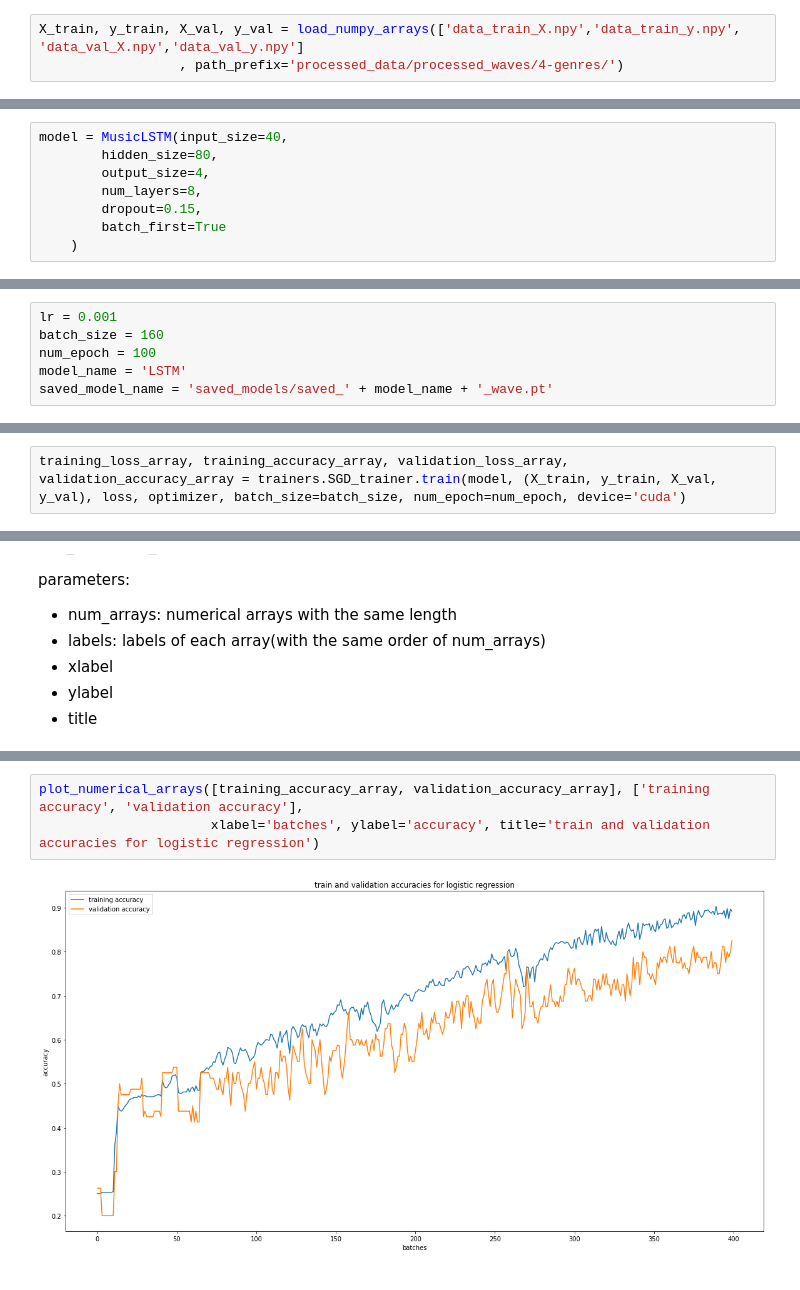
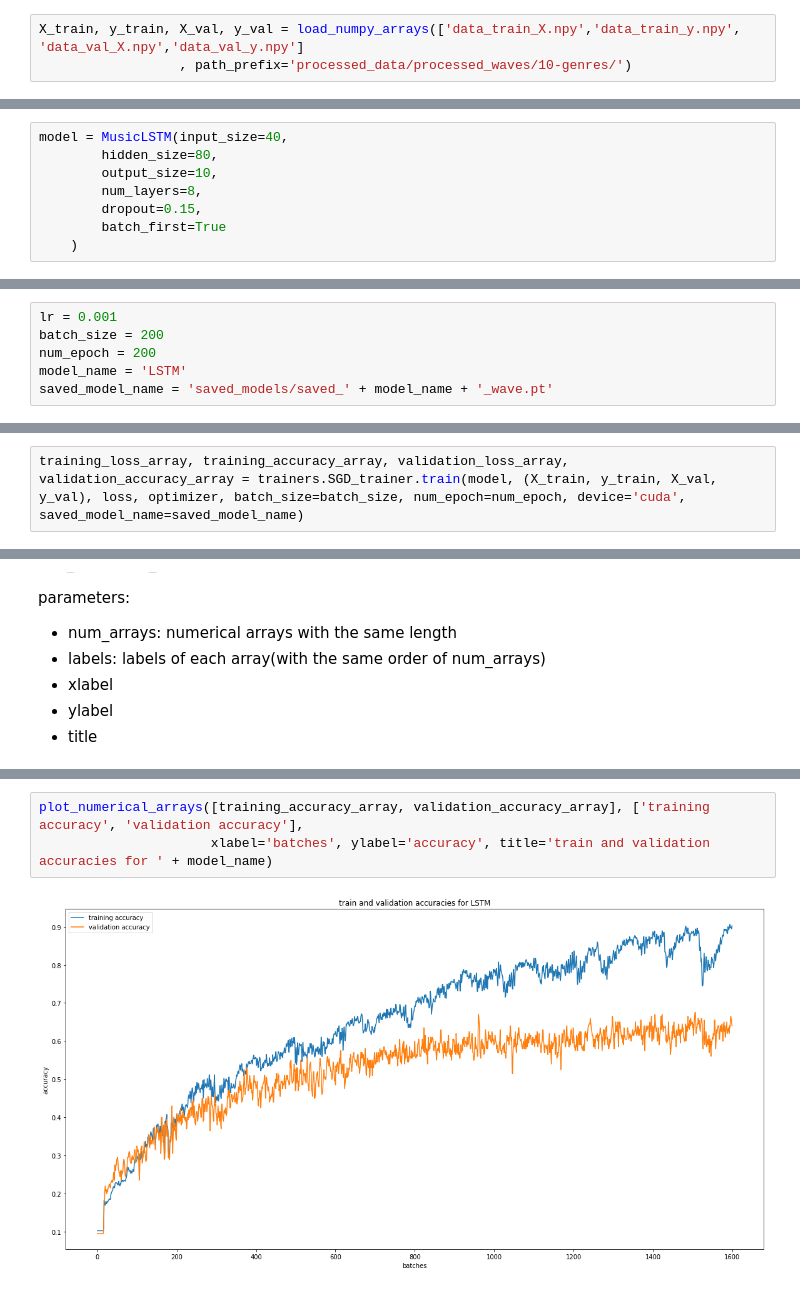
Before and after one commit to happym233/music_genre_classification, a Jupyter notebook: jupyter/LSTM_training_wave.ipynb, the cells around one changed output, grey strips where cells are left out. Cells and saved outputs as stored; diff of their text form.

```diff
--- a/jupyter/LSTM_training_wave.ipynb
+++ b/jupyter/LSTM_training_wave.ipynb
@@ -30,7 +33,7 @@ from torch import nn
 ## Load preprocessed data
 # %%
 X_train, y_train, X_val, y_val = load_numpy_arrays(['data_train_X.npy','data_train_y.npy', 'data_val_X.npy','data_val_y.npy']
-                  , path_prefix='processed_data/processed_waves/4-genres/')
+                  , path_prefix='processed_data/processed_waves/10-genres/')
 # %%
 X_train, y_train, X_val, y_val = numpy_to_tensor([X_train, y_train, X_val, y_val])
 # %%
@@ -68,7 +71,7 @@ torch.Size([80])
 # %%
 model = MusicLSTM(input_size=40,
         hidden_size=80,
-        output_size=4,
+        output_size=10,
         num_layers=8,
         dropout=0.15,
         batch_first=True
@@ -86,8 +89,8 @@ pred = model(X_a)
 ## Define loss and optimizer
 # %%
 lr = 0.001
-batch_size = 160
-num_epoch = 100
+batch_size = 200
+num_epoch = 200
 model_name = 'LSTM'
 saved_model_name = 'saved_models/saved_' + model_name + '_wave.pt'
 # %%
@@ -107,5 +110,5 @@ parameters of SGD_trainer.train
 - num_epoch
 - device
 # %%
-training_loss_array, training_accuracy_array, validation_loss_array, validation_accuracy_array = trainers.SGD_trainer.train(model, (X_train, y_train, X_val, y_val), loss, optimizer, batch_size=batch_size, num_epoch=num_epoch, device='cuda')
+training_loss_array, training_accuracy_array, validation_loss_array, validation_accuracy_array = trainers.SGD_trainer.train(model, (X_train, y_train, X_val, y_val), loss, optimizer, batch_size=batch_size, num_epoch=num_epoch, device='cuda', saved_model_name=saved_model_name)
 # %% [output]
@@ -145,5 +148,5 @@ plot_numerical_arrays([training_loss_array, validation_loss_array], ['training l
 # %%
 plot_numerical_arrays([training_accuracy_array, validation_accuracy_array], ['training accuracy', 'validation accuracy'],
-                      xlabel='batches', ylabel='accuracy', title='train and validation accuracies for logistic regression')
+                      xlabel='batches', ylabel='accuracy', title='train and validation accuracies for ' + model_name)
 # %% [output]
-[figure, old version]
+[figure, new version]
```
Also changed, not shown: parts of 10 cells of this notebook, 10 other files.
